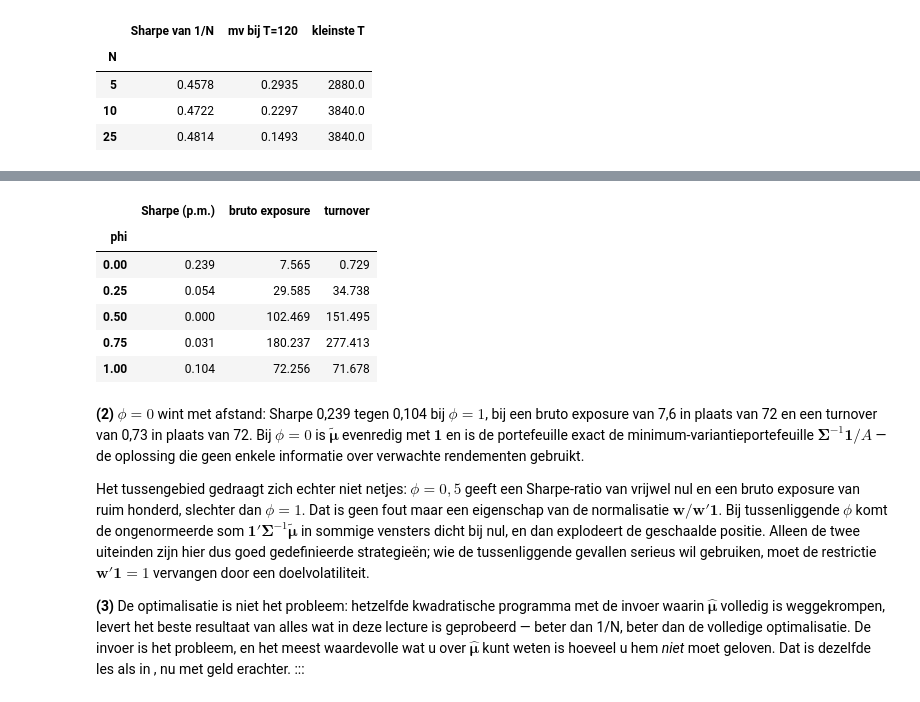
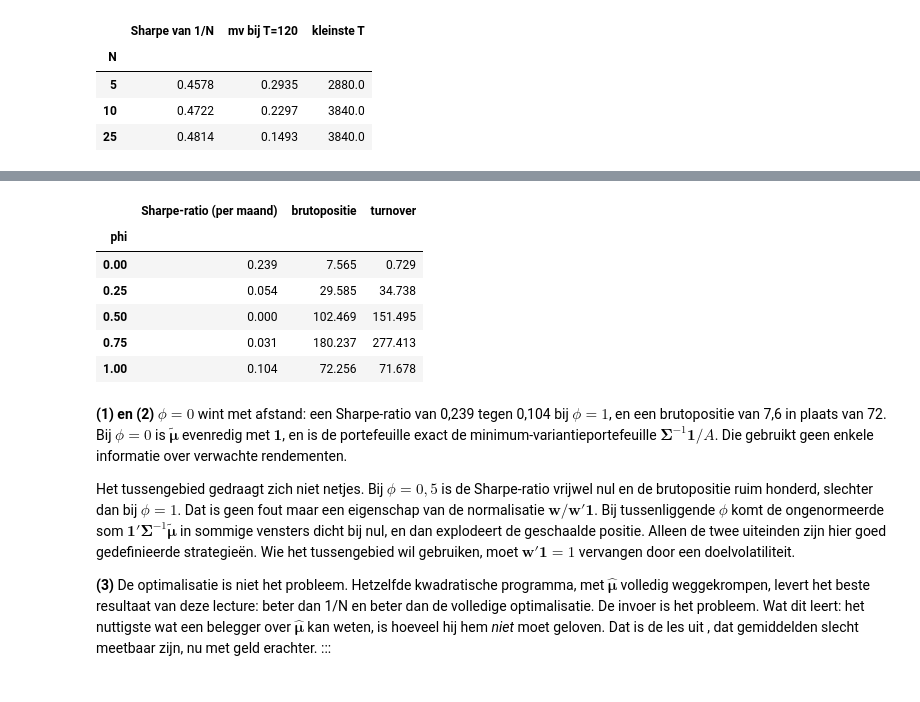
Before and after one commit to MaartenN14/history-asset-pricing, a Jupyter notebook: lectures/01_04_markowitz.ipynb, the cells around one changed output, grey strips where cells are left out. Cells and saved outputs as stored; diff of their text form; code cells hidden in the pictures.

```diff
--- a/lectures/01_04_markowitz.ipynb
+++ b/lectures/01_04_markowitz.ipynb
@@ -1262,0 +1364,21 @@ $128{,}125 \cdot 0{,}0822\overline{2} - 7{,}0625 = 10{,}534722 - 7{,}0625
+# %%
+position_stats = {}
+for name, panel in [("10 industrieën", industry), ("25 size/BM", size_bm)]:
+    values, window = panel.to_numpy(), 120
+    weight_paths = []
+    for t in range(window, len(values)):
+        past = values[t - window:t]
+        w = np.linalg.solve(np.cov(past, rowvar=False), past.mean(axis=0))
+        weight_paths.append(w / w.sum())
+    weight_paths = np.array(weight_paths)             # maanden x activa
+
+    gross_exposure = np.abs(weight_paths).sum(axis=1)
+    turnover = np.abs(np.diff(weight_paths, axis=0)).sum(axis=1)
+    position_stats[name] = {
+        "grootste long positie": weight_paths.max(),
+        "grootste short positie": weight_paths.min(),
+        "gemiddelde brutopositie (som van |w|)": gross_exposure.mean(),
+        "gemiddelde turnover per maand": turnover.mean(),
+    }
+
+pd.DataFrame(position_stats).T.round(3)
@@ -1386,29 +1683,30 @@ $\tilde{\boldsymbol{\mu}} = \phi\,\hat{\boldsymbol{\mu}} +
 :class: dropdown
 # %%
 def shrunk_oos(panel, phi, window=120):
-    values, n = panel.to_numpy(), panel.shape[1]
+    """Rolling OOS mean-variance with the mean vector shrunk towards its average."""
+    values = panel.to_numpy()
     rets, paths = [], []
     for t in range(window, len(values)):
         past = values[t - window:t]
         mu_hat = past.mean(axis=0)
         mu_tilde = phi * mu_hat + (1 - phi) * mu_hat.mean()
         w = np.linalg.solve(np.cov(past, rowvar=False), mu_tilde)
         w = w / w.sum()
         rets.append(float(values[t] @ w))
         paths.append(w)
     rets, paths = np.array(rets), np.array(paths)
     return {
-        "Sharpe (p.m.)": rets.mean() / rets.std(ddof=1),
-        "bruto exposure": np.abs(paths).sum(axis=1).mean(),
+        "Sharpe-ratio (per maand)": rets.mean() / rets.std(ddof=1),
+        "brutopositie": np.abs(paths).sum(axis=1).mean(),
         "turnover": np.abs(np.diff(paths, axis=0)).sum(axis=1).mean(),
     }
 
 
 pd.DataFrame(
     {phi: shrunk_oos(size_bm, phi) for phi in [0.0, 0.25, 0.5, 0.75, 1.0]}
 ).T.rename_axis("phi").round(3)
 # %% [output]
-|  | Sharpe (p.m.) | bruto exposure | turnover |
+|  | Sharpe-ratio (per maand) | brutopositie | turnover |
 | phi |  |  |  |
 | 0.00 | 0.239 | 7.565 | 0.729 |
 | 0.25 | 0.054 | 29.585 | 34.738 |
@@ -1416,30 +1714,29 @@ pd.DataFrame(
 | 0.75 | 0.031 | 180.237 | 277.413 |
 | 1.00 | 0.104 | 72.256 | 71.678 |
 # %% [markdown]
-**(2)** $\phi = 0$ wint met afstand: Sharpe 0,239 tegen 0,104 bij $\phi = 1$,
-bij een bruto exposure van 7,6 in plaats van 72 en een turnover van 0,73 in
-plaats van 72. Bij $\phi = 0$ is $\tilde{\boldsymbol{\mu}}$ evenredig met
-$\mathbf{1}$ en is de portefeuille exact de minimum-variantieportefeuille
-$\boldsymbol{\Sigma}^{-1}\mathbf{1}/A$ — de oplossing die geen enkele informatie
-over verwachte rendementen gebruikt.
+**(1) en (2)** $\phi = 0$ wint met afstand: een Sharpe-ratio van 0,239 tegen
+0,104 bij $\phi = 1$, en een brutopositie van 7,6 in plaats van 72. Bij
+$\phi = 0$ is $\tilde{\boldsymbol{\mu}}$ evenredig met $\mathbf{1}$, en is de
+portefeuille exact de minimum-variantieportefeuille
+$\boldsymbol{\Sigma}^{-1}\mathbf{1}/A$. Die gebruikt geen enkele informatie over
+verwachte rendementen.
 
-Het tussengebied gedraagt zich echter niet netjes: $\phi = 0{,}5$ geeft een
-Sharpe-ratio van vrijwel nul en een bruto exposure van ruim honderd, slechter dan
-$\phi = 1$. Dat is geen fout maar een eigenschap van de normalisatie
-$\mathbf{w}/\mathbf{w}'\mathbf{1}$. Bij tussenliggende $\phi$ komt de ongenormeerde
-som $\mathbf{1}'\boldsymbol{\Sigma}^{-1}\tilde{\boldsymbol{\mu}}$ in sommige
-vensters dicht bij nul, en dan explodeert de geschaalde positie. Alleen de twee
-uiteinden zijn hier dus goed gedefinieerde strategieën; wie de tussenliggende
-gevallen serieus wil gebruiken, moet de restrictie $\mathbf{w}'\mathbf{1} = 1$
-vervangen door een doelvolatiliteit.
+Het tussengebied gedraagt zich niet netjes. Bij $\phi = 0{,}5$ is de Sharpe-ratio
+vrijwel nul en de brutopositie ruim honderd, slechter dan bij $\phi = 1$. Dat
+is geen fout maar een eigenschap van de normalisatie $\mathbf{w}/\mathbf{w}'\mathbf{1}$.
+Bij tussenliggende $\phi$ komt de ongenormeerde som
+$\mathbf{1}'\boldsymbol{\Sigma}^{-1}\tilde{\boldsymbol{\mu}}$ in sommige vensters
+dicht bij nul, en dan explodeert de geschaalde positie. Alleen de twee uiteinden
+zijn hier goed gedefinieerde strategieën. Wie het tussengebied wil gebruiken,
+moet $\mathbf{w}'\mathbf{1} = 1$ vervangen door een doelvolatiliteit.
 
-**(3)** De optimalisatie is niet het probleem: hetzelfde kwadratische programma
-met de invoer waarin $\hat{\boldsymbol{\mu}}$ volledig is weggekrompen, levert
-het beste resultaat van alles wat in deze lecture is geprobeerd — beter dan 1/N,
-beter dan de volledige optimalisatie. De invoer is het probleem, en het meest
-waardevolle wat u over $\hat{\boldsymbol{\mu}}$ kunt weten is hoeveel u hem
-*niet* moet geloven. Dat is dezelfde les als in [](#00-00-setup), nu met geld
-erachter.
+**(3)** De optimalisatie is niet het probleem. Hetzelfde kwadratische programma,
+met $\hat{\boldsymbol{\mu}}$ volledig weggekrompen, levert het beste resultaat
+van deze lecture: beter dan 1/N en beter dan de volledige optimalisatie. De
+invoer is het probleem. Wat dit leert: het nuttigste wat een belegger over
+$\hat{\boldsymbol{\mu}}$ kan weten, is hoeveel hij hem *niet* moet geloven.
+Dat is de les uit [](#00-01-rendementen), dat gemiddelden slecht meetbaar zijn,
+nu met geld erachter.
 :::
 
 <!-- Referenties verschijnen automatisch onderaan de pagina. -->
```
Also changed, not shown: parts of 59 cells of this notebook, 4 other files.
